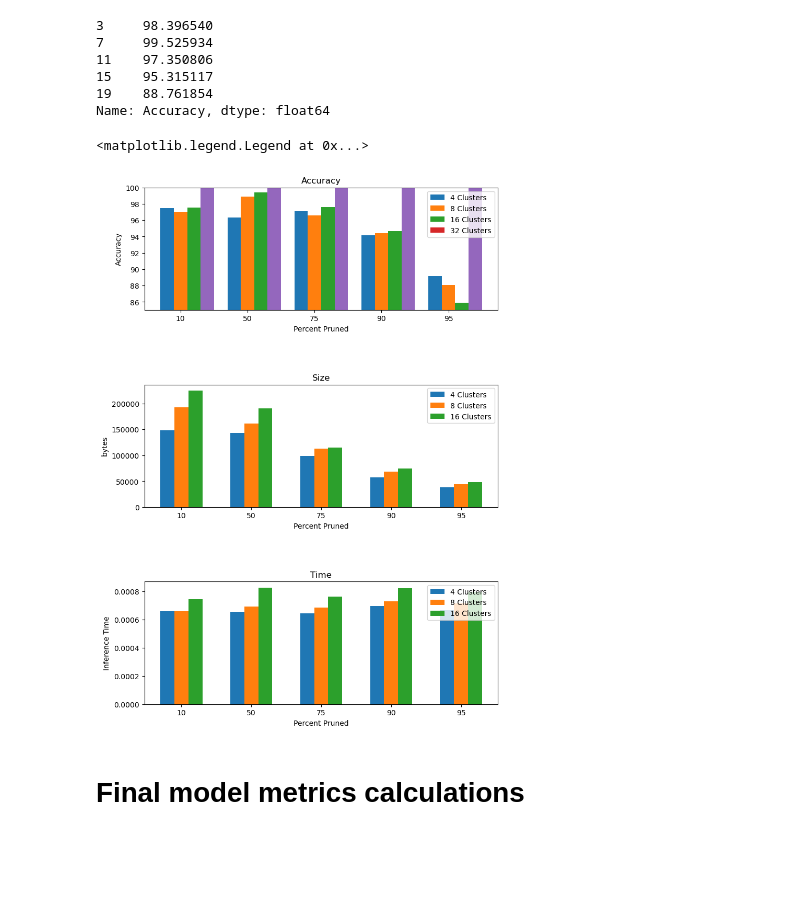
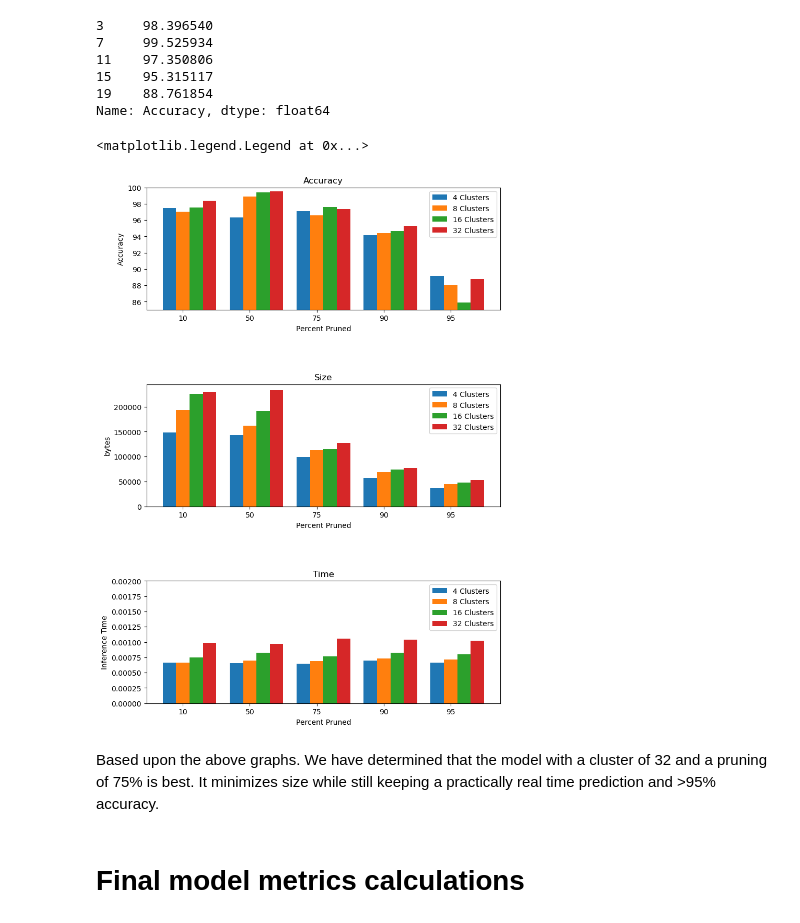
Before and after one commit to maxwellnorris33/ENDG511_Final_Project, a Jupyter notebook: Sign_language_model.ipynb, the cells around one changed output. Drawn from its saved outputs; the diff is of its cells as text; code cells hidden in the pictures; blank space fills up the shorter version.

Commit message:
Added confusion matrix and fixed graphing

```diff
--- a/Sign_language_model.ipynb
+++ b/Sign_language_model.ipynb
@@ -740,35 +740,38 @@ ax1.set_title("Accuracy")
 ax1.set_xlabel("Percent Pruned")
 ax1.set_ylabel("Accuracy")
 ax1.set_ylim([85,100])
 ax1.set_xticks(val2)
 ax1.set_xticklabels(text)
 ax1.legend()
 
 #Size bar graphs
 ax2.bar(val, metrics.iloc[::4,3], label='4 Clusters', width=0.2)
 ax2.bar(val2, metrics.iloc[1::4,3], label='8 Clusters', width=0.2)
 ax2.bar(val3, metrics.iloc[2::4,3], label='16 Clusters', width=0.2)
-ax1.bar(val4, metrics.iloc[3::4,3], label='32 Clusters', width=0.2)
+ax2.bar(val4, metrics.iloc[3::4,3], label='32 Clusters', width=0.2)
 ax2.set_title("Size")
 ax2.set_xlabel("Percent Pruned")
 ax2.set_ylabel("bytes")
 ax2.set_xticks(val2)
 ax2.set_xticklabels(text)
 ax2.legend()
 
 #inference time bar graphs
 ax3.bar(val, metrics.iloc[::4,4], label='4 Clusters', width=0.2)
 ax3.bar(val2, metrics.iloc[1::4,4], label='8 Clusters', width=0.2)
 ax3.bar(val3, metrics.iloc[2::4,4], label='16 Clusters', width=0.2)
-ax1.bar(val4, metrics.iloc[3::4,4], label='32 Clusters', width=0.2)
+ax3.bar(val4, metrics.iloc[3::4,4], label='32 Clusters', width=0.2)
 ax3.set_title("Time")
 ax3.set_xlabel("Percent Pruned")
 ax3.set_ylabel("Inference Time")
 ax3.set_xticks(val2)
 ax3.set_xticklabels(text)
+ax3.set_ylim([0,0.002])
 ax3.legend()
 # %% [output]
 <matplotlib.legend.Legend at 0x...>
-[figure, old version]
+[figure, new version]
+# %% [markdown]
+Based upon the above graphs. We have determined that the model  with a cluster of 32 and a pruning of 75% is best. It minimizes size while still keeping a practically real time prediction and >95% accuracy.
 # %% [markdown]
 # Final model metrics calculations
```
Also changed, not shown: parts of 4 cells of this notebook, 2 other files.
